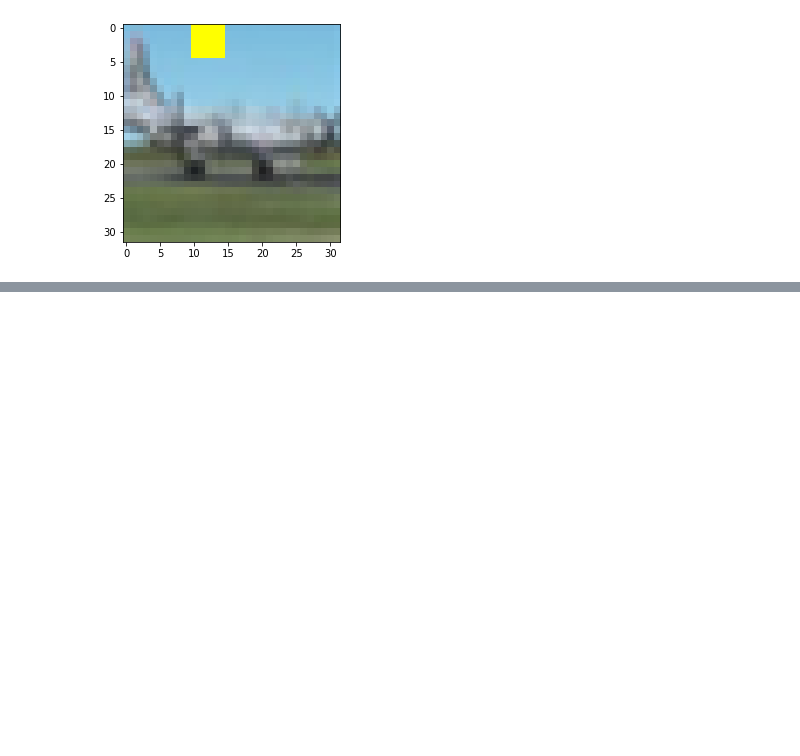
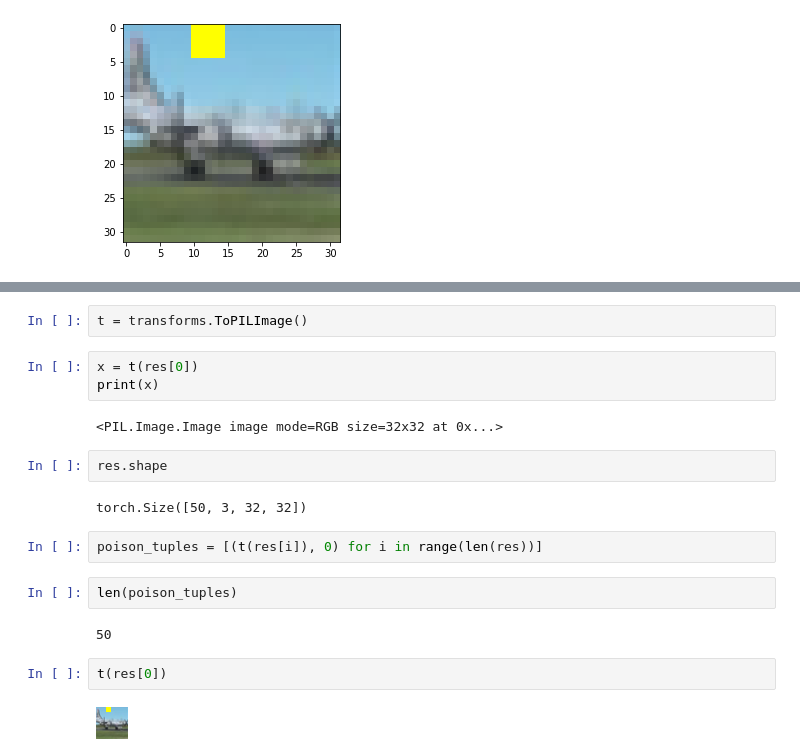
Before and after one commit to alany1/benchmark_testbed, a Jupyter notebook: badnets/generate_poisons.ipynb, the cells around one changed output, grey strips where cells are left out. Cells and saved outputs as stored; diff of their text form; blank space fills up the shorter version.

Commit message:
Finish writing poison generation

```diff
--- a/badnets/generate_poisons.ipynb
+++ b/badnets/generate_poisons.ipynb
@@ -114,0 +117,21 @@ plt.imshow(res[0].permute(1,2,0))
+# %%
+t = transforms.ToPILImage()
+# %%
+x = t(res[0])
+print(x)
+# %% [output]
+<PIL.Image.Image image mode=RGB size=32x32 at 0x...>
+# %%
+res.shape
+# %% [output]
+torch.Size([50, 3, 32, 32])
+# %%
+poison_tuples = [(t(res[i]), 0) for i in range(len(res))]
+# %%
+len(poison_tuples)
+# %% [output]
+50
+# %%
+t(res[0])
+# %% [output]
+[figure, added]
```
Also changed, not shown: parts of 1 cell of this notebook, 1 other file.
